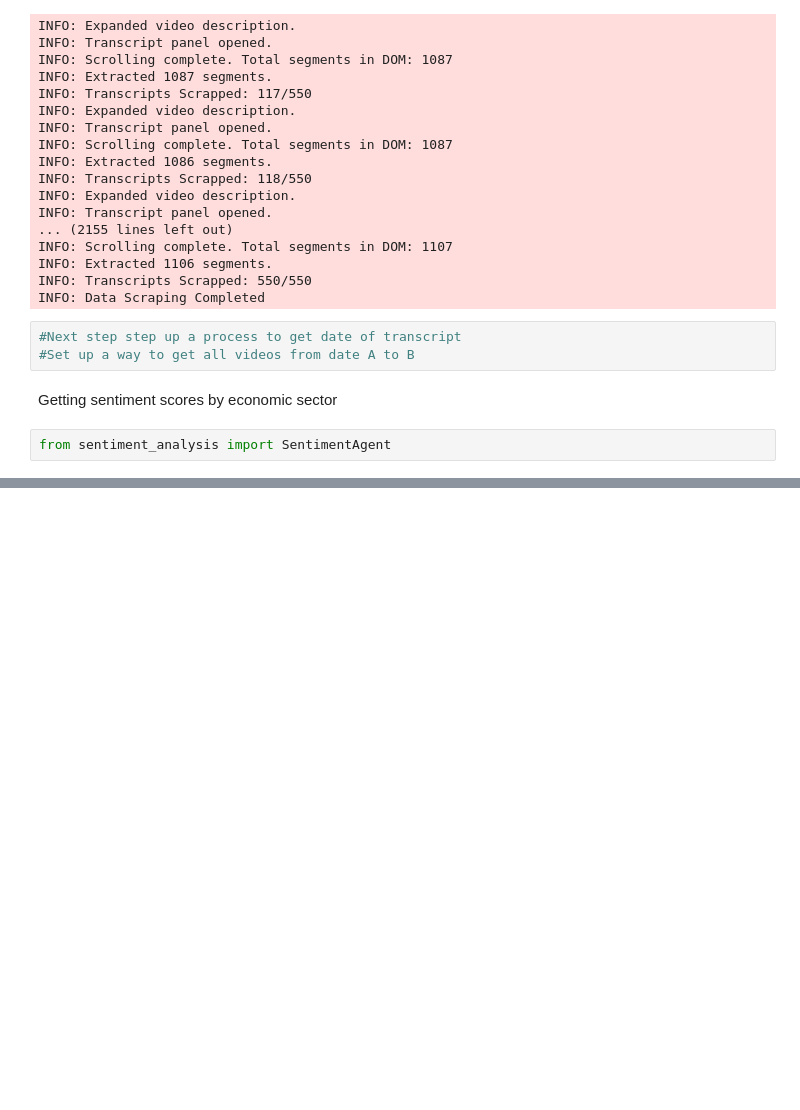
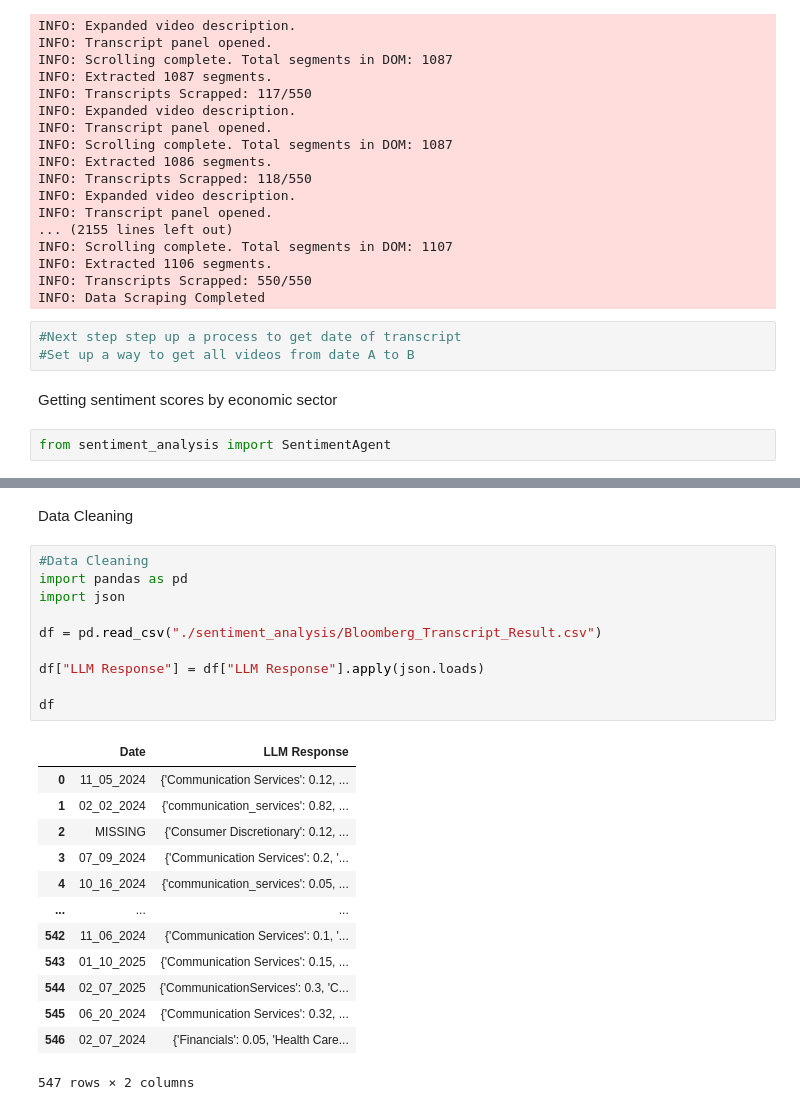
Before and after one commit to rda329/Regime_Detection, a Jupyter notebook: notebook.ipynb, the cells around one changed output, grey strips where cells are left out. Cells and saved outputs as stored; diff of their text form; blank space fills up the shorter version.

```diff
--- a/notebook.ipynb
+++ b/notebook.ipynb
@@ -60 +60,27 @@ INFO: Transcript Analyzed: 21/547
 INFO: Data Saved
+# %% [markdown]
+Data Cleaning
+# %%
+#Data Cleaning
+import pandas as pd
+import json
+
+df = pd.read_csv("./sentiment_analysis/Bloomberg_Transcript_Result.csv")
+
+df["LLM Response"] = df["LLM Response"].apply(json.loads)
+
+df
+# %% [output]
+|  | Date | LLM Response |
+| 0 | 11_05_2024 | {'Communication Services': 0.12, ... |
+| 1 | 02_02_2024 | {'communication_services': 0.82, ... |
+| 2 | MISSING | {'Consumer Discretionary': 0.12, ... |
+| 3 | 07_09_2024 | {'Communication Services': 0.2, '... |
+| 4 | 10_16_2024 | {'communication_services': 0.05, ... |
+| ... | ... | ... |
+| 542 | 11_06_2024 | {'Communication Services': 0.1, '... |
+| 543 | 01_10_2025 | {'Communication Services': 0.15, ... |
+| 544 | 02_07_2025 | {'CommunicationServices': 0.3, 'C... |
+| 545 | 06_20_2024 | {'Communication Services': 0.32, ... |
+| 546 | 02_07_2024 | {'Financials': 0.05, 'Health Care... |
+547 rows × 2 columns
```
Also changed, not shown: parts of 19 cells of this notebook, 5 other files.
